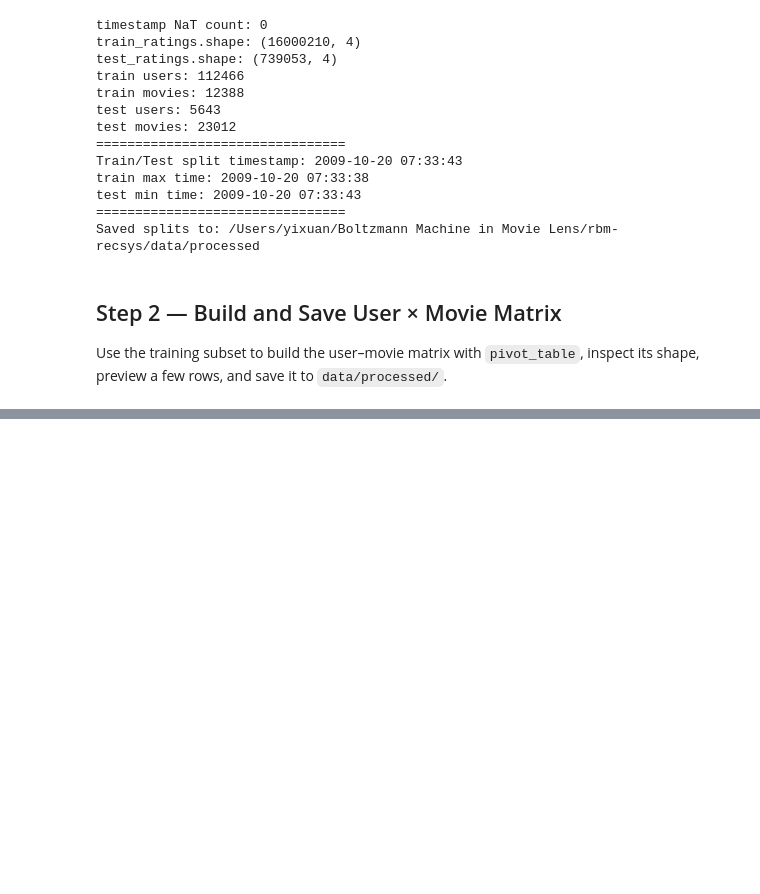
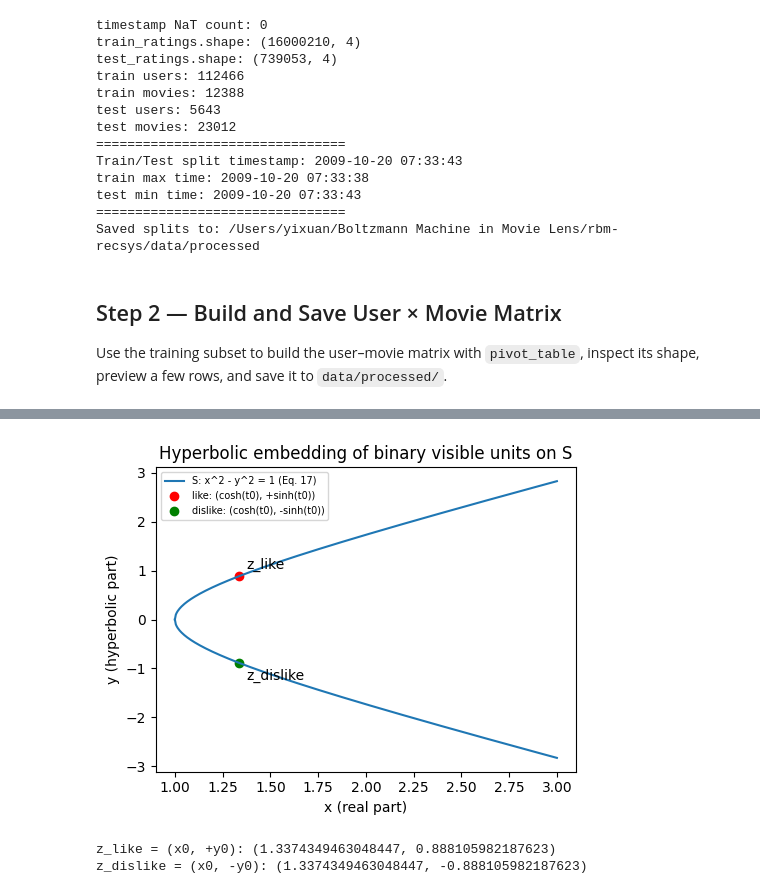
Before and after one commit to yixuan116/MovieLens-with-Restricted-Boltzmann-machine, a Jupyter notebook: notebooks/01_rbm_data_prep.ipynb, the cells around one changed output, grey strips where cells are left out. Saved outputs shown, nothing was run; the diff lists cells and outputs as text; code cells hidden in the pictures; blank space fills up the shorter version.

```diff
--- a/notebooks/01_rbm_data_prep.ipynb
+++ b/notebooks/01_rbm_data_prep.ipynb
@@ -139,0 +306,34 @@ Saved matrix to: /Users/yixuan/Boltzmann Machine in Movie Lens/rbm-recsys/data/p
+# %%
+import numpy as np
+import matplotlib.pyplot as plt
+
+# Plot the right branch of the unit hyperbola S (Eq. 17)
+x0 = float(np.cosh(t0))
+y0 = float(np.sinh(t0))
+
+x = np.linspace(1.0, max(3.0, x0 * 1.2), 400)
+y = np.sqrt(x**2 - 1.0)
+
+plt.figure(figsize=(5, 4))
+plt.plot(x, y, label="S: x^2 - y^2 = 1 (Eq. 17)")
+plt.plot(x, -y, color="C0")
+
+# Embedding points
+plt.scatter([x0], [y0], color="red", label="like: (cosh(t0), +sinh(t0))")
+plt.scatter([x0], [-y0], color="green", label="dislike: (cosh(t0), -sinh(t0))")
+plt.annotate("z_like", (x0, y0), textcoords="offset points", xytext=(5, 5))
+plt.annotate("z_dislike", (x0, -y0), textcoords="offset points", xytext=(5, -12))
+
+plt.xlabel("x (real part)")
+plt.ylabel("y (hyperbolic part)")
+plt.title("Hyperbolic embedding of binary visible units on S")
+plt.legend(fontsize=7)
+plt.tight_layout()
+plt.show()
+
+print("z_like = (x0, +y0):", (x0, y0))
+print("z_dislike = (x0, -y0):", (x0, -y0))
+# %% [output]
+[figure, added]
+z_like = (x0, +y0): (1.3374349463048447, 0.888105982187623)
+z_dislike = (x0, -y0): (1.3374349463048447, -0.888105982187623)
```
Also changed, not shown: parts of 3 cells of this notebook.
